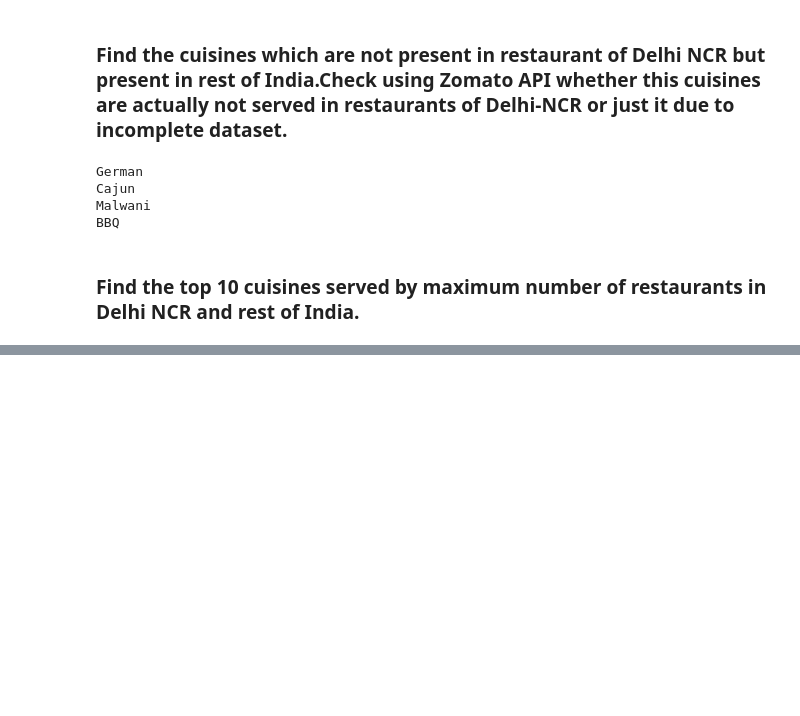
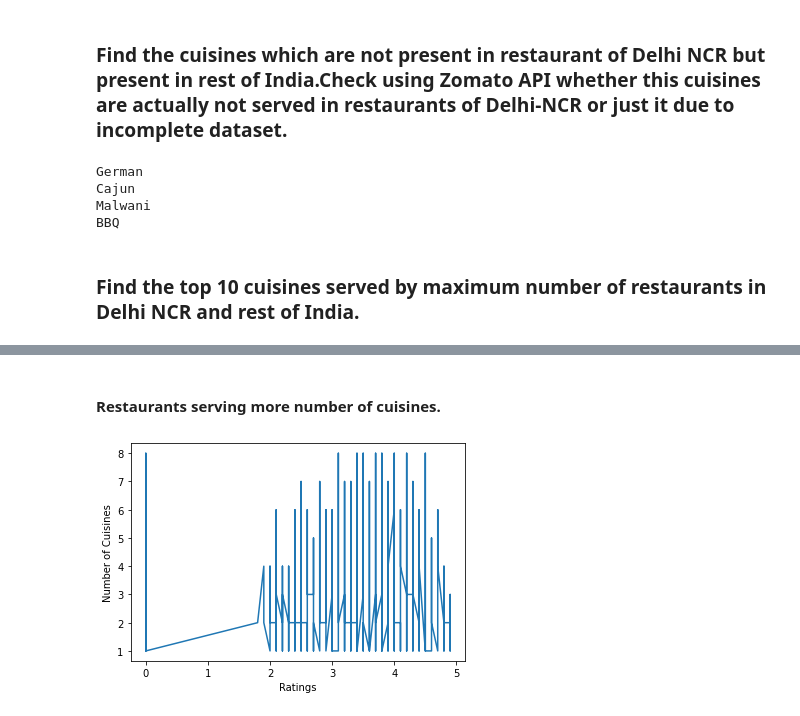
Before and after one commit to pradnyesh45/Zomato-API, a Jupyter notebook: Zomato API - II.ipynb, the cells around one changed output, grey strips where cells are left out. Cells and saved outputs as stored; diff of their text form; code cells hidden in the pictures; blank space fills up the shorter version.

```diff
--- a/Zomato API - II.ipynb
+++ b/Zomato API - II.ipynb
@@ -162,0 +202,25 @@ Mexican 50
+# %% [markdown]
+#### Restaurants serving more number of cuisines.
+# %%
+df = zomato_data.copy()
+df = df[['Cuisines', 'Aggregate rating']]
+cuisines = []
+ratings = []
+df['Cuisines'] = df['Cuisines'].fillna("")
+for ind in df.index:
+    individual_cuisines = (df['Cuisines'][ind]).split(',')
+    number = 0
+    for i in individual_cuisines:
+        number += 1
+    cuisines.append(number)
+    ratings.append(df['Aggregate rating'][ind])
+np_ratings = np.array(ratings)
+np_cuisines = np.array(cuisines)
+np_cuisines = np_cuisines[np.argsort(np_ratings)]
+np_ratings = np.sort(np_ratings)
+plt.plot(np_ratings, np_cuisines)
+plt.xlabel("Ratings")
+plt.ylabel("Number of Cuisines")
+plt.show()
+# %% [output]
+[figure, added]
```
Also changed, not shown: parts of 8 cells of this notebook.
